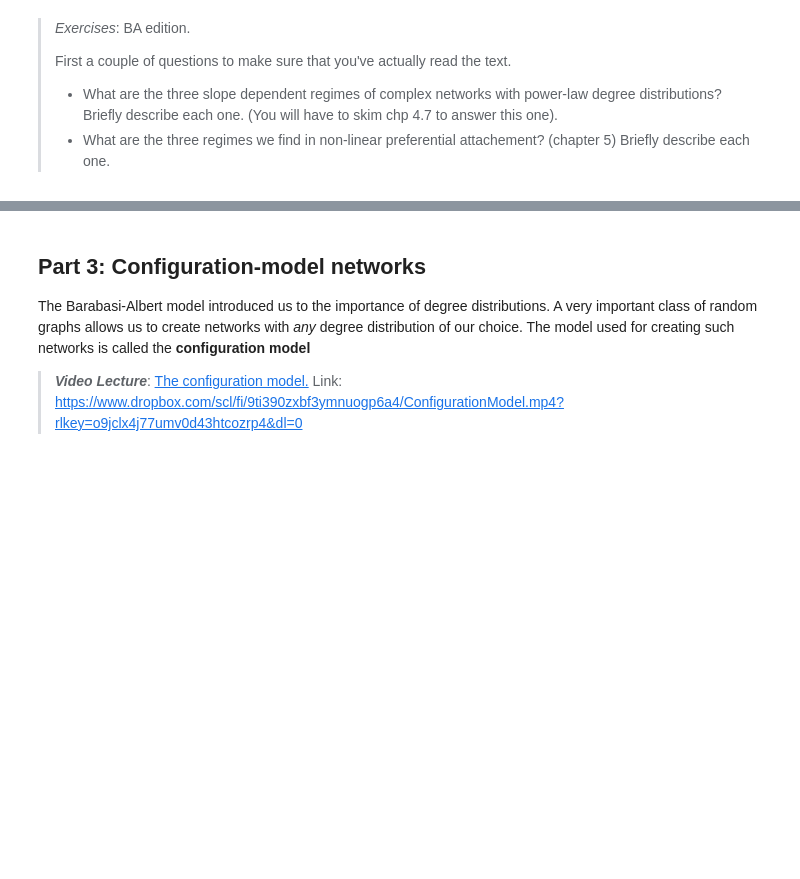
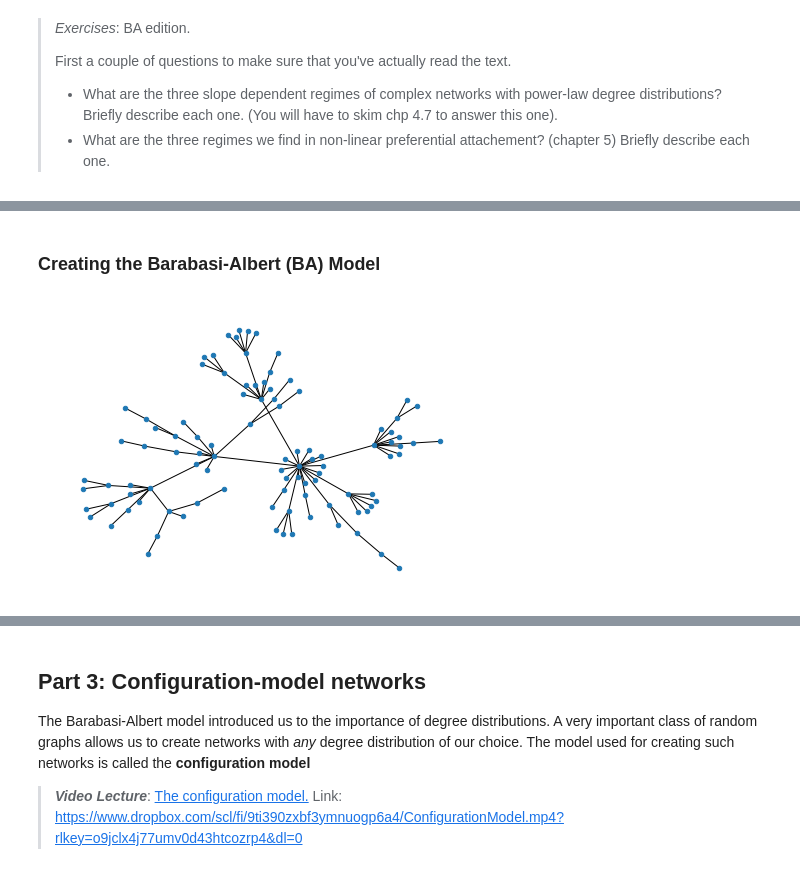
Before and after one commit to pierrehogenhaug/socialgraphs2023, a Jupyter notebook: lectures/Week3SOL.ipynb, the cells around one changed output, grey strips where cells are left out. Drawn from its saved outputs; the diff is of its cells as text; code cells hidden in the pictures; blank space fills up the shorter version.

```diff
--- a/lectures/Week3SOL.ipynb
+++ b/lectures/Week3SOL.ipynb
@@ -159,3 +190,32 @@ And now it's time for you guys to read. Recall that Barabasi (who wrote the text
 >
 > * Compare to the ER network of same size and same $p$. What are the differences? Explain in your own words. *Hint*: To get started, take a look at the degree distribution, and study the number of connected components.
 >
+# %% [markdown]
+### Creating the Barabasi-Albert (BA) Model
+# %%
+import random
+
+# Initialize a graph with one link
+G = nx.Graph()
+G.add_edge(1,2)
+
+def add_node_to_graph(G):
+    # Flatten list of edges
+    flat_edges = [item for sublist in G.edges() for item in sublist]
+
+    # Select a node with probability proportional to its degree
+    # i.e. nodes with higher degrees appear more times in flat_edges, they have a higher chance of being selected
+    # this is the preferential attachment mechanism
+    selected_node = random.choice(flat_edges)
+    new_node = max(G.nodes()) + 1
+    G.add_edge(new_node, selected_node)
+
+# Add nodes to the graph until we have 100 nodes
+for i in range(98):  # Since we already have 2 nodes
+    add_node_to_graph(G)
+
+# Plotting the network with 100 nodes
+nx.draw(G, node_size=20)
+plt.show()
+# %% [output]
+[figure, added]
```
Also changed, not shown: parts of 13 cells of this notebook.
